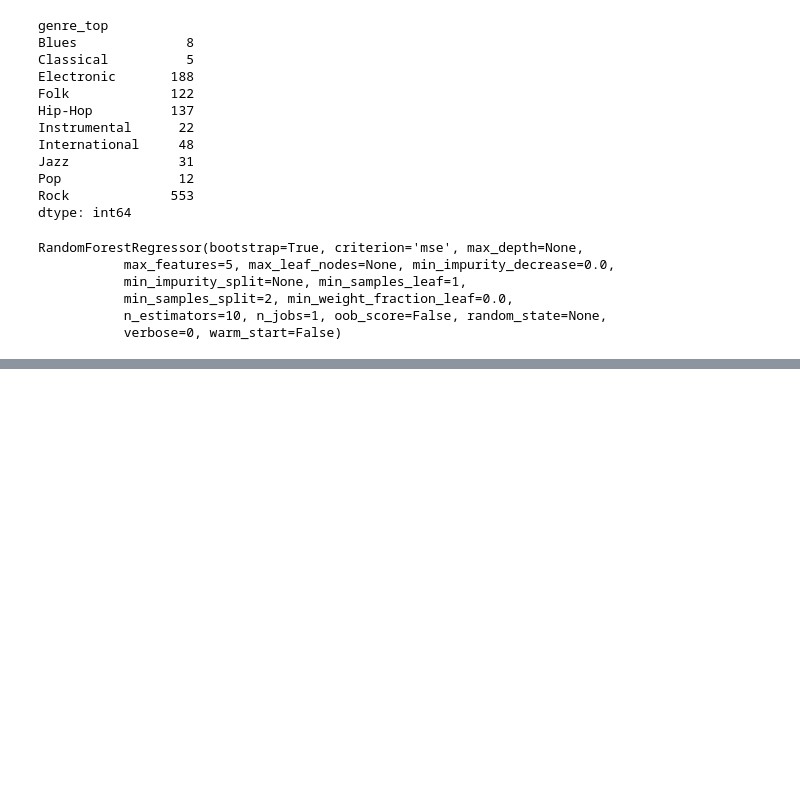
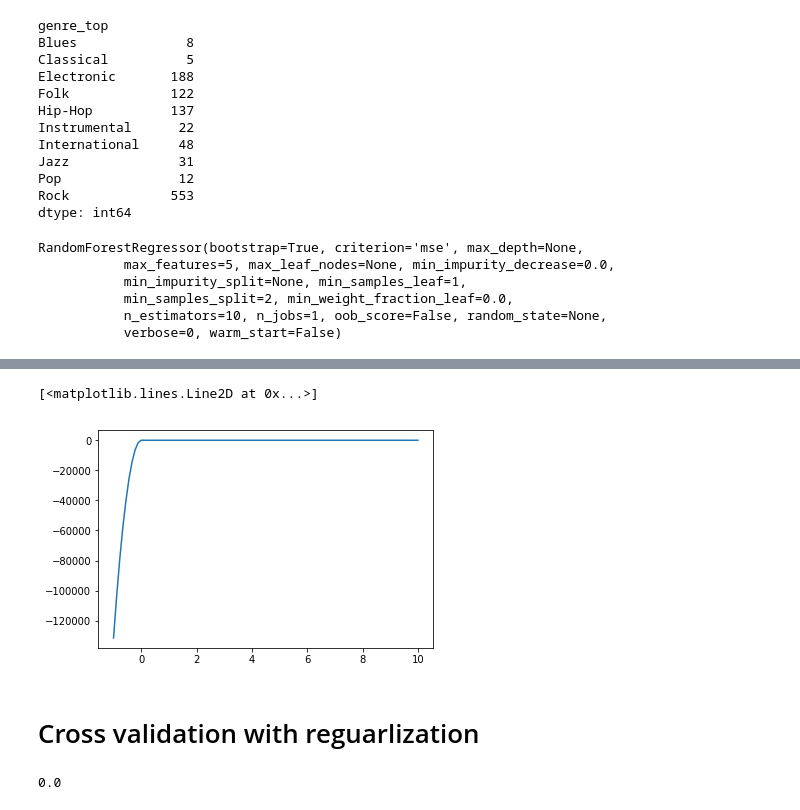
Before and after one commit to Columbia-Intro-Data-Science/python-introduction-sq2157, a Jupyter notebook: project.ipynb, the cells around one changed output, grey strips where cells are left out. Cells and saved outputs as stored; diff of their text form; code cells hidden in the pictures; blank space fills up the shorter version.

```diff
--- a/project.ipynb
+++ b/project.ipynb
@@ -177,0 +242,18 @@ print('Variance score: %.2f' % regr.score(X_test, y_test))
+# %%
+# Create linear regression object
+alphas = numpy.linspace(-1,10,100)
+from sklearn.linear_model import Lasso
+scores = []
+
+for alpha in alphas:
+    regr = Lasso(alpha=alpha)
+
+    # Train the model using the training sets
+    regr.fit(X1_train, y_train)
+    scores.append(regr.score(X1_test,y_test))
+plt.plot(alphas,scores)
+# %% [output]
+[<matplotlib.lines.Line2D at 0x...>]
+[figure, added]
+# %% [markdown]
+# Cross validation with reguarlization
@@ -177,0 +264,4 @@ print('Variance score: %.2f' % regr.score(X_test, y_test))
+# %%
+alphas[best_alpha]
+# %% [output]
+0.0
```
Also changed, not shown: parts of 13 cells of this notebook.
